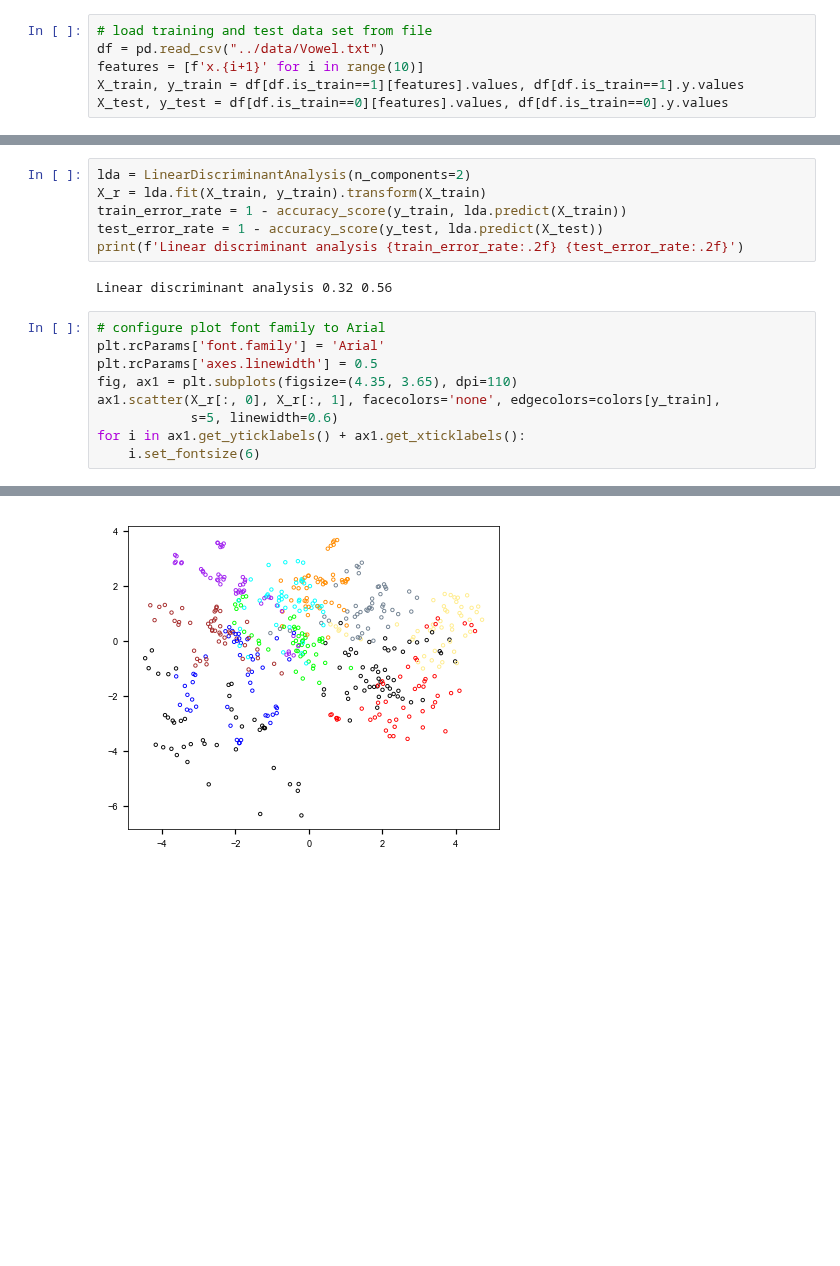
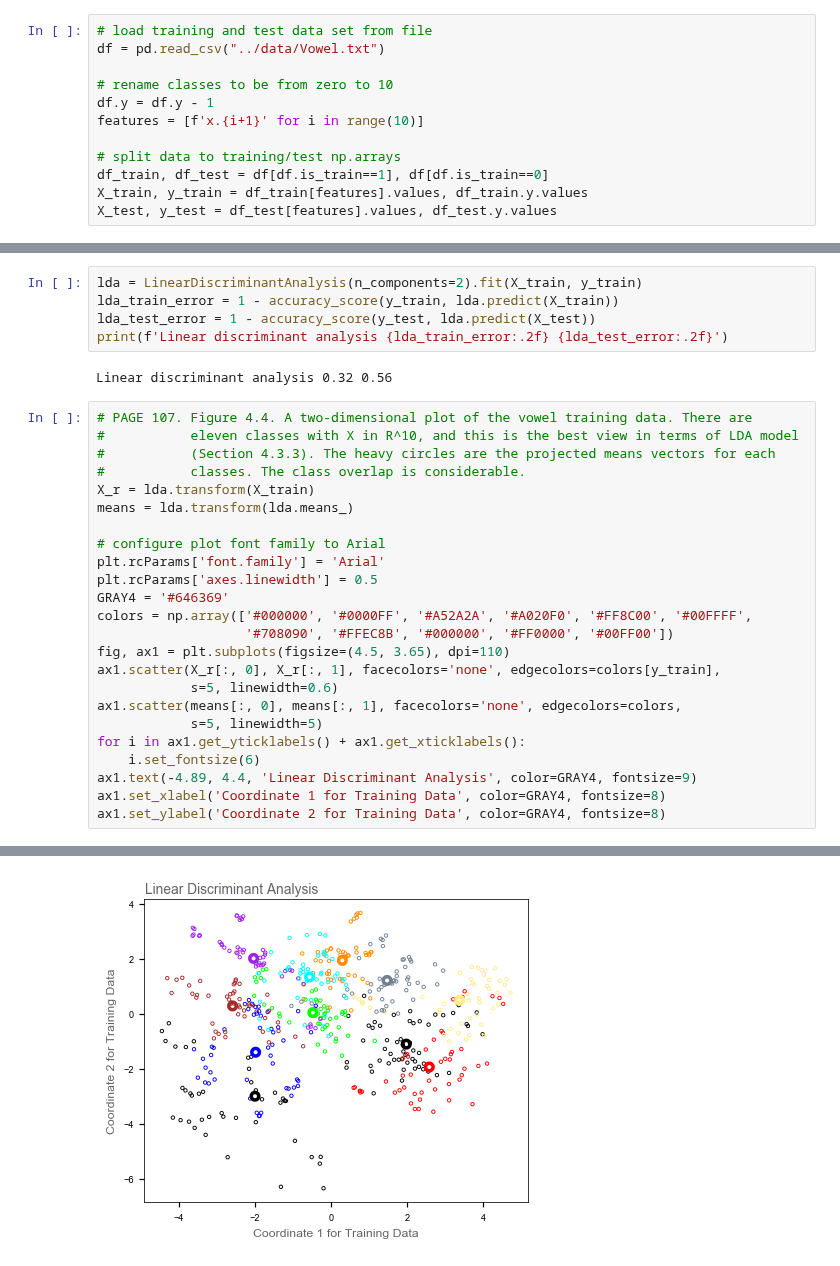
Before and after one commit to empathy87/The-Elements-of-Statistical-Learning-Python-Notebooks, a Jupyter notebook: examples/Vowel.ipynb, the cells around one changed output, grey strips where cells are left out. Drawn from its saved outputs; the diff is of its cells as text; blank space fills up the shorter version.

Commit message:
Vowel example (LDA, QDA, Linear Regression, Logistic Regression

```diff
--- a/examples/Vowel.ipynb
+++ b/examples/Vowel.ipynb
@@ -7,6 +7,12 @@ import pandas as pd
 # %%
 # load training and test data set from file
 df = pd.read_csv("../data/Vowel.txt")
+
+# rename classes to be from zero to 10
+df.y = df.y - 1
 features = [f'x.{i+1}' for i in range(10)]
-X_train, y_train = df[df.is_train==1][features].values, df[df.is_train==1].y.values
-X_test, y_test = df[df.is_train==0][features].values, df[df.is_train==0].y.values
+
+# split data to training/test np.arrays
+df_train, df_test = df[df.is_train==1], df[df.is_train==0]
+X_train, y_train = df_train[features].values, df_train.y.values
+X_test, y_test = df_test[features].values, df_test.y.values
@@ -17,20 +54,34 @@ colors = np.array(['',        '#000000', '#0000FF', '#A52A2A',
 # %%
 from sklearn.discriminant_analysis import LinearDiscriminantAnalysis
 # %%
-lda = LinearDiscriminantAnalysis(n_components=2)
-X_r = lda.fit(X_train, y_train).transform(X_train)
-train_error_rate = 1 - accuracy_score(y_train, lda.predict(X_train))
-test_error_rate = 1 - accuracy_score(y_test, lda.predict(X_test))
-print(f'Linear discriminant analysis {train_error_rate:.2f} {test_error_rate:.2f}')
+lda = LinearDiscriminantAnalysis(n_components=2).fit(X_train, y_train)
+lda_train_error = 1 - accuracy_score(y_train, lda.predict(X_train))
+lda_test_error = 1 - accuracy_score(y_test, lda.predict(X_test))
+print(f'Linear discriminant analysis {lda_train_error:.2f} {lda_test_error:.2f}')
 # %% [output]
 Linear discriminant analysis 0.32 0.56
 # %%
+# PAGE 107. Figure 4.4. A two-dimensional plot of the vowel training data. There are
+#           eleven classes with X in R^10, and this is the best view in terms of LDA model
+#           (Section 4.3.3). The heavy circles are the projected means vectors for each
+#           classes. The class overlap is considerable.
+X_r = lda.transform(X_train)
+means = lda.transform(lda.means_)
+
 # configure plot font family to Arial
 plt.rcParams['font.family'] = 'Arial'
 plt.rcParams['axes.linewidth'] = 0.5
-fig, ax1 = plt.subplots(figsize=(4.35, 3.65), dpi=110)
+GRAY4 = '#646369'
+colors = np.array(['#000000', '#0000FF', '#A52A2A', '#A020F0', '#FF8C00', '#00FFFF',
+                   '#708090', '#FFEC8B', '#000000', '#FF0000', '#00FF00'])
+fig, ax1 = plt.subplots(figsize=(4.5, 3.65), dpi=110)
 ax1.scatter(X_r[:, 0], X_r[:, 1], facecolors='none', edgecolors=colors[y_train],
             s=5, linewidth=0.6)
+ax1.scatter(means[:, 0], means[:, 1], facecolors='none', edgecolors=colors,
+            s=5, linewidth=5)
 for i in ax1.get_yticklabels() + ax1.get_xticklabels():
     i.set_fontsize(6)
+ax1.text(-4.89, 4.4, 'Linear Discriminant Analysis', color=GRAY4, fontsize=9)
+ax1.set_xlabel('Coordinate 1 for Training Data', color=GRAY4, fontsize=8)
+ax1.set_ylabel('Coordinate 2 for Training Data', color=GRAY4, fontsize=8)
 # %% [output]
@@ -37 +89 @@ for i in ax1.get_yticklabels() + ax1.get_xticklabels():
-[figure, old version]
+[figure, new version]
```
Also changed, not shown: parts of 13 cells of this notebook.
